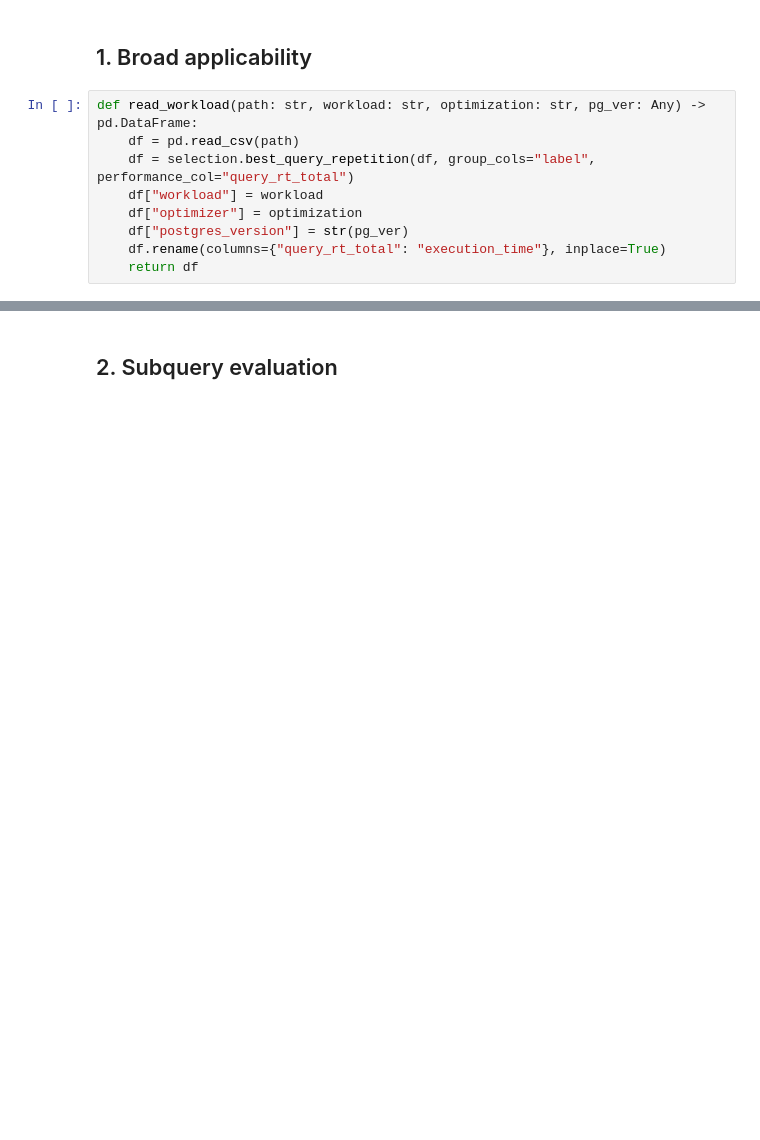
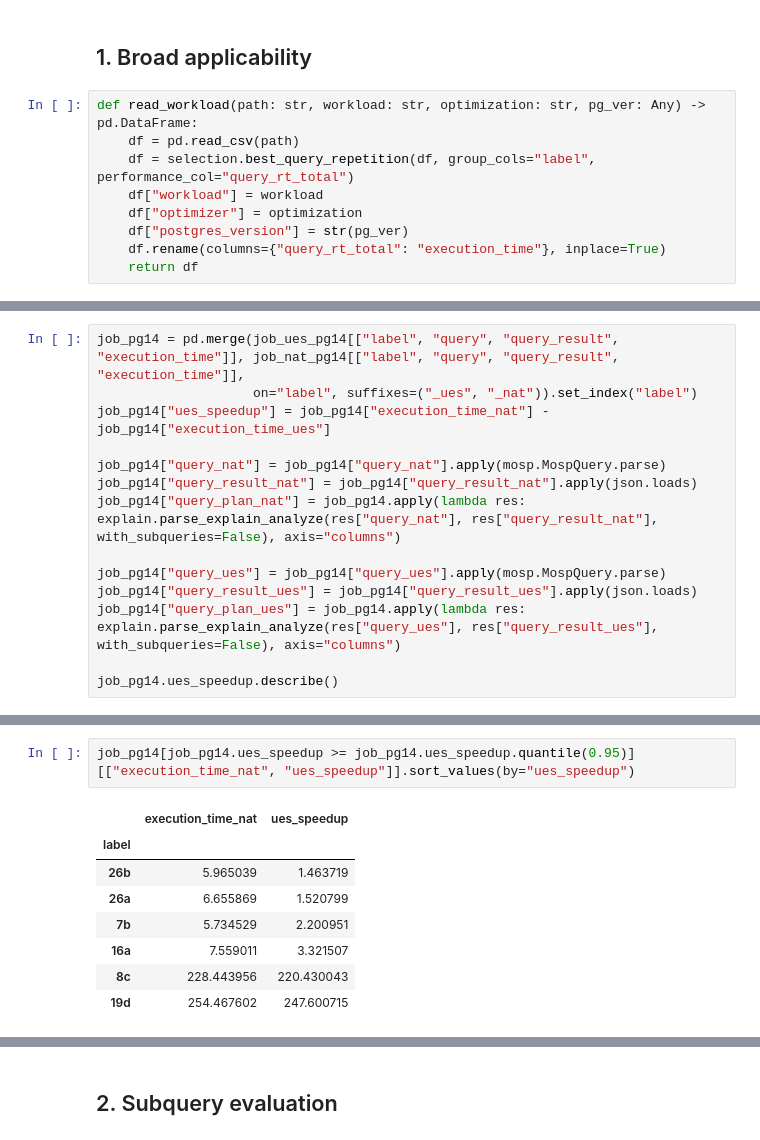
Before and after one commit to rbergm/PostBOUND, a Jupyter notebook: ues/Eval Analysis.ipynb, the cells around one changed output, grey strips where cells are left out. Drawn from its saved outputs; the diff is of its cells as text; blank space fills up the shorter version.

```diff
--- a/ues/Eval Analysis.ipynb
+++ b/ues/Eval Analysis.ipynb
@@ -83,0 +58,14 @@ rt_cmp[rt_cmp.native_speedup <= rt_cmp.native_speedup.quantile(0.05)].native_spe
+# %%
+job_pg14 = pd.merge(job_ues_pg14[["label", "query", "query_result", "execution_time"]], job_nat_pg14[["label", "query", "query_result", "execution_time"]],
+                    on="label", suffixes=("_ues", "_nat")).set_index("label")
+job_pg14["ues_speedup"] = job_pg14["execution_time_nat"] - job_pg14["execution_time_ues"]
+
+job_pg14["query_nat"] = job_pg14["query_nat"].apply(mosp.MospQuery.parse)
+job_pg14["query_result_nat"] = job_pg14["query_result_nat"].apply(json.loads)
+job_pg14["query_plan_nat"] = job_pg14.apply(lambda res: explain.parse_explain_analyze(res["query_nat"], res["query_result_nat"], with_subqueries=False), axis="columns")
+
+job_pg14["query_ues"] = job_pg14["query_ues"].apply(mosp.MospQuery.parse)
+job_pg14["query_result_ues"] = job_pg14["query_result_ues"].apply(json.loads)
+job_pg14["query_plan_ues"] = job_pg14.apply(lambda res: explain.parse_explain_analyze(res["query_ues"], res["query_result_ues"], with_subqueries=False), axis="columns")
+
+job_pg14.ues_speedup.describe()
@@ -83,0 +82,11 @@ rt_cmp[rt_cmp.native_speedup <= rt_cmp.native_speedup.quantile(0.05)].native_spe
+# %%
+job_pg14[job_pg14.ues_speedup >= job_pg14.ues_speedup.quantile(0.95)][["execution_time_nat", "ues_speedup"]].sort_values(by="ues_speedup")
+# %% [output]
+|  | execution_time_nat | ues_speedup |
+| label |  |  |
+| 26b | 5.965039 | 1.463719 |
+| 26a | 6.655869 | 1.520799 |
+| 7b | 5.734529 | 2.200951 |
+| 16a | 7.559011 | 3.321507 |
+| 8c | 228.443956 | 220.430043 |
+| 19d | 254.467602 | 247.600715 |
```
Also changed, not shown: parts of 17 cells of this notebook.
